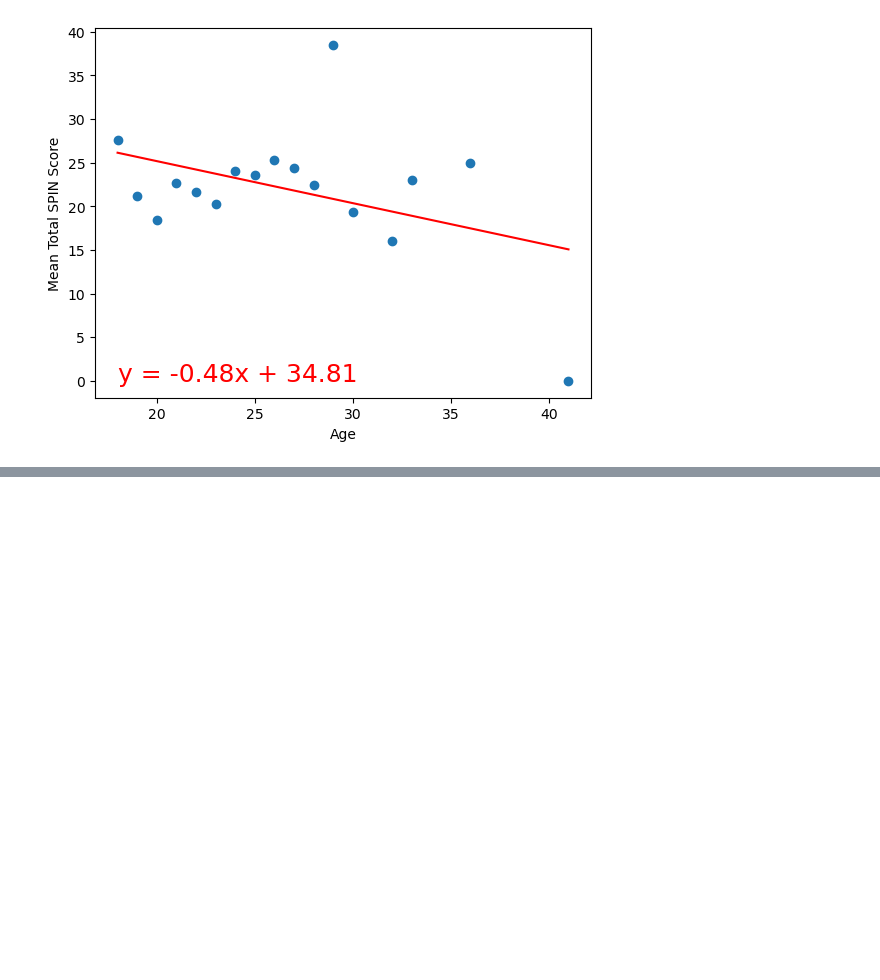
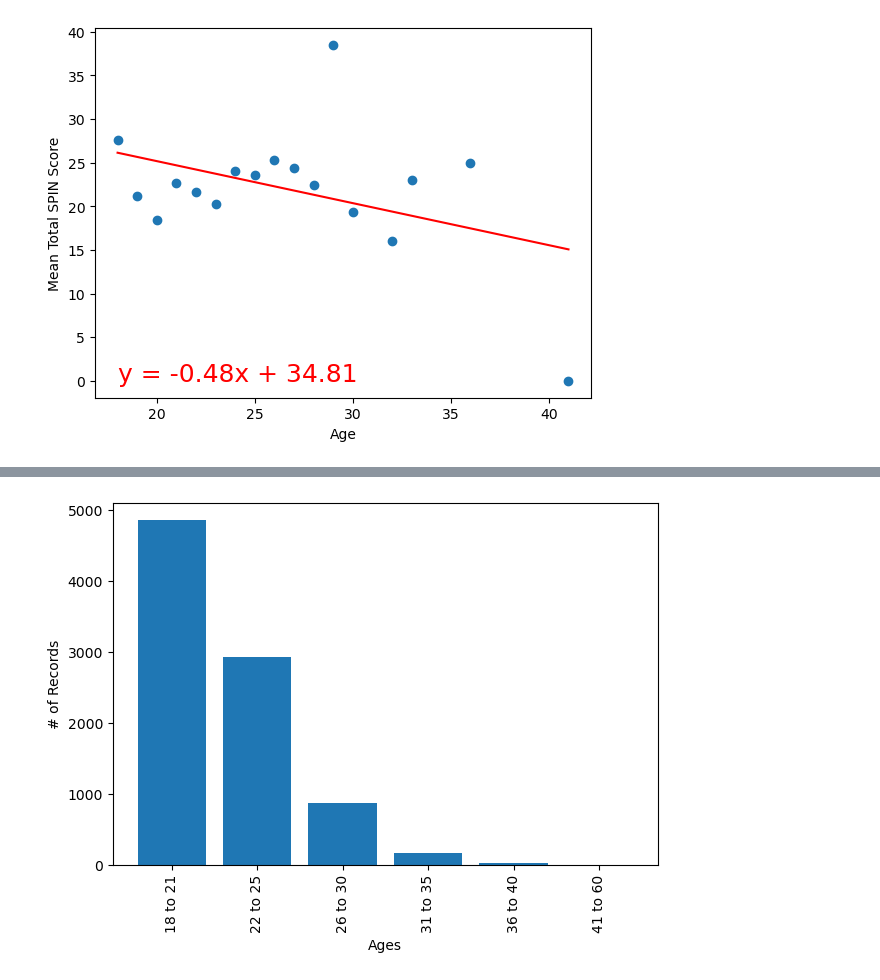
Before and after one commit to ComfyKoala/Project_1_Group_1, a Jupyter notebook: nikkos_analysis/nikkos_analysis.ipynb, the cells around one changed output, grey strips where cells are left out. Drawn from its saved outputs; the diff is of its cells as text; code cells hidden in the pictures; blank space fills up the shorter version.

```diff
--- a/nikkos_analysis/nikkos_analysis.ipynb
+++ b/nikkos_analysis/nikkos_analysis.ipynb
@@ -21,3 +33,13 @@ def plot_linregress(x_values, y_values, x_label, y_label):
 # %%
 # import data
 gaming_data = pd.read_csv('data_cleanup/Gaming.csv', encoding='UTF-8')
+# %%
+# trim data
+gaming_data = gaming_data[['Entry', 'Gender', 'Age', 'Game', 'Hours per Week',
+            'GAD1', 'GAD2', 'GAD3', 'GAD4', 'GAD5', 'GAD6', 'GAD7', 'GAD Total',
+            'SWL1', 'SWL2', 'SWL3', 'SWL4', 'SWL5', 'SWL Total',
+            'SPIN1', 'SPIN2', 'SPIN3', 'SPIN4', 'SPIN5', 'SPIN6', 'SPIN7', 'SPIN8',
+            'SPIN9', 'SPIN10', 'SPIN11', 'SPIN12', 'SPIN13', 'SPIN14', 'SPIN15',
+            'SPIN16', 'SPIN17', 'SPIN Total']]
+
+gaming_data.head()
@@ -23,0 +72,18 @@ gaming_data = pd.read_csv('data_cleanup/Gaming.csv', encoding='UTF-8')
+# %%
+# Create age bins
+bins = [18, 21, 25, 30, 35, 40, 60]
+
+# Create labels for said bins
+group_labels = ["18 to 21", "22 to 25", "26 to 30", "31 to 35", "36 to 40", "41 to 60"]
+
+# Bin the data
+gaming_data["Age Group"] = pd.cut(gaming_data["Age"], bins, labels=group_labels)
+# %%
+# Reorganize DataFrame
+gaming_data = gaming_data[['Entry', 'Gender', 'Age Group', 'Age', 'Game', 'Category', 'Hours per Week',
+            'GAD1', 'GAD2', 'GAD3', 'GAD4', 'GAD5', 'GAD6', 'GAD7', 'GAD Total',
+            'SWL1', 'SWL2', 'SWL3', 'SWL4', 'SWL5', 'SWL Total',
+            'SPIN1', 'SPIN2', 'SPIN3', 'SPIN4', 'SPIN5', 'SPIN6', 'SPIN7', 'SPIN8',
+            'SPIN9', 'SPIN10', 'SPIN11', 'SPIN12', 'SPIN13', 'SPIN14', 'SPIN15',
+            'SPIN16', 'SPIN17', 'SPIN Total']]
+gaming_data
@@ -201,0 +274,15 @@ Pearson correlation is 0.40889192062950314
+# %%
+# ===============================
+# PERHAPS DISCARD THIS ONE
+# ===============================
+
+# show age data skew
+age_only = gaming_data['Age Group'].value_counts()
+# plot games data to visualize. chose
+plt.bar(age_only.index, age_only)
+plt.ylabel('# of Records')
+plt.xlabel('Ages')
+plt.xticks(rotation=90)
+plt.tight_layout()
+# %% [output]
+[figure, added]
```
Also changed, not shown: parts of 24 cells of this notebook.
